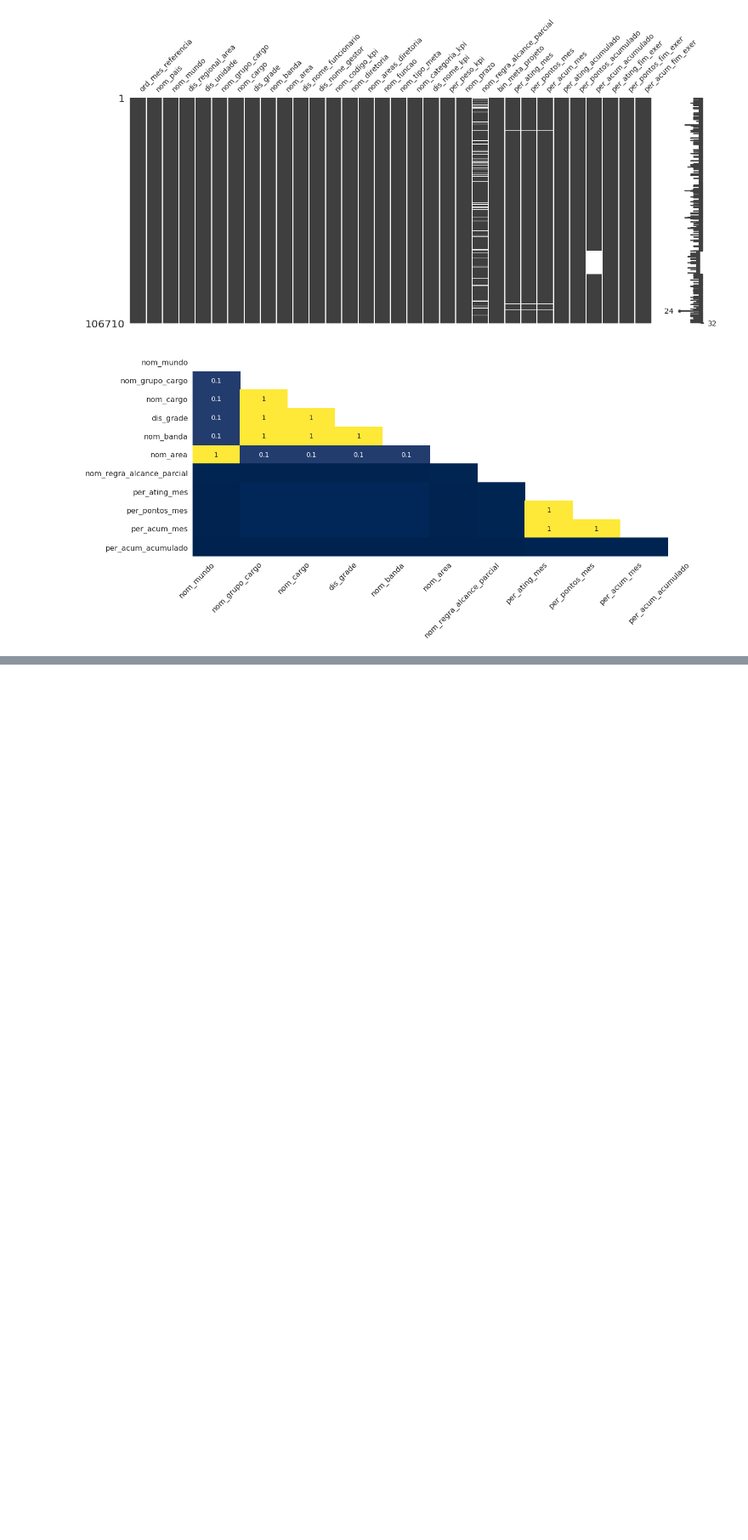
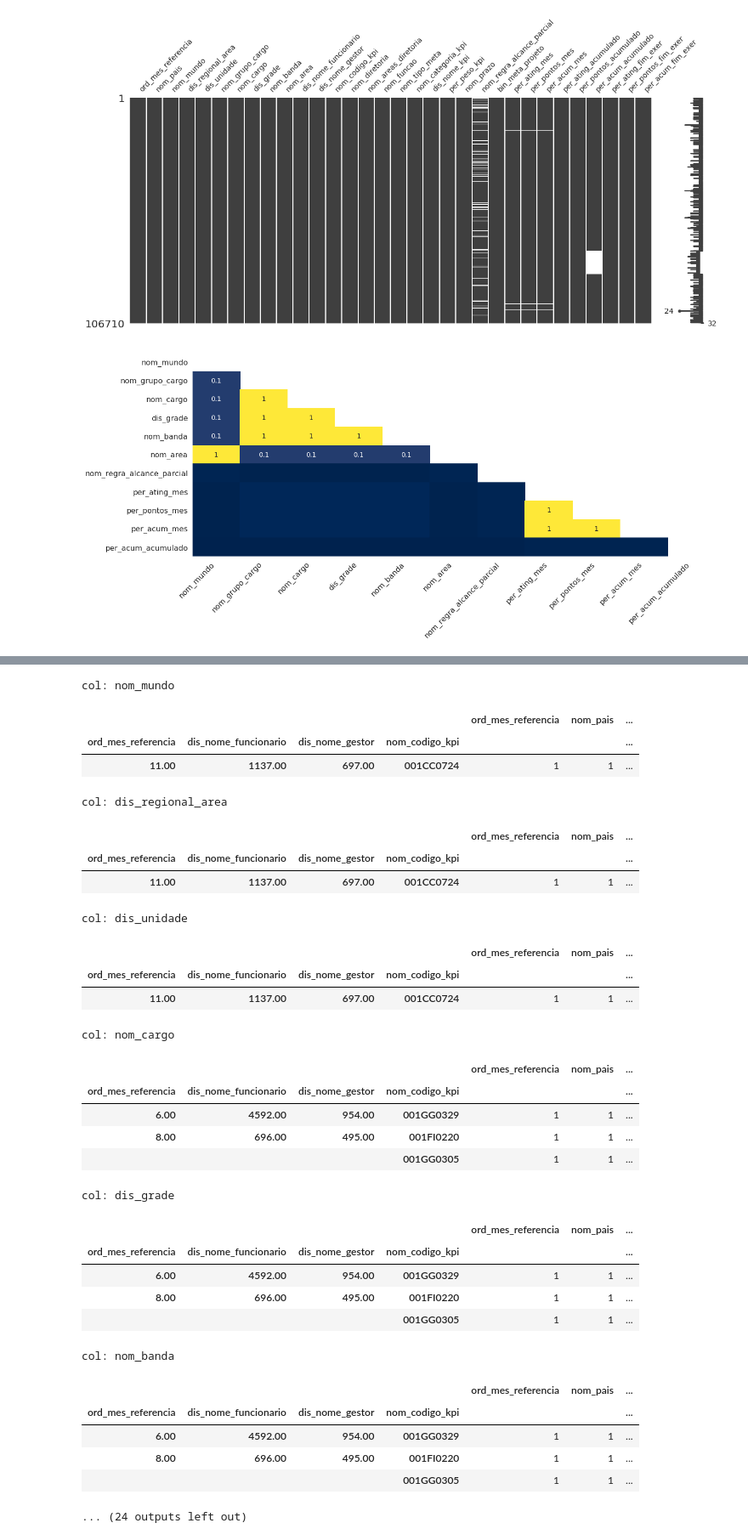
Before and after one commit to adrianogfreitas/ambev-data-challenge, a Jupyter notebook: notebooks/hold.ipynb, the cells around one changed output, grey strips where cells are left out. Shown at 85% size. Drawn from its saved outputs; the diff is of its cells as text; code cells hidden in the pictures; blank space fills up the shorter version.

```diff
--- a/notebooks/hold.ipynb
+++ b/notebooks/hold.ipynb
@@ -94,0 +106,48 @@ check_nulls(df)
+# %%
+df_group = df.groupby(by=['ord_mes_referencia','dis_nome_funcionario','dis_nome_gestor','nom_codigo_kpi']).nunique()
+
+# df_dup = df_group[~df_group.isin([1])]
+# df_dup.head()
+# %%
+for col in df.columns:
+    df2 = df_group[df_group[col] > 1]
+    if len(df2) > 0:
+        print('col: {}'.format(col))
+        df2.head()
+#         for idx, _ in df2.iterrows():
+#             df[(df['ord_mes_referencia'] == idx[0]) &
+#                (df['dis_nome_funcionario'] == idx[1]) &
+#                (df['dis_nome_gestor'] == idx[2]) &
+#                (df['dis_nome_kpi'] == idx[3])]
+# %% [output]
+col: nom_mundo
+|  |  |  |  | ord_mes_referencia | nom_pais | ... |
+| ord_mes_referencia | dis_nome_funcionario | dis_nome_gestor | nom_codigo_kpi |  |  | ... |
+| 11.00 | 1137.00 | 697.00 | 001CC0724 | 1 | 1 | ... |
+col: dis_regional_area
+|  |  |  |  | ord_mes_referencia | nom_pais | ... |
+| ord_mes_referencia | dis_nome_funcionario | dis_nome_gestor | nom_codigo_kpi |  |  | ... |
+| 11.00 | 1137.00 | 697.00 | 001CC0724 | 1 | 1 | ... |
+col: dis_unidade
+|  |  |  |  | ord_mes_referencia | nom_pais | ... |
+| ord_mes_referencia | dis_nome_funcionario | dis_nome_gestor | nom_codigo_kpi |  |  | ... |
+| 11.00 | 1137.00 | 697.00 | 001CC0724 | 1 | 1 | ... |
+col: nom_cargo
+|  |  |  |  | ord_mes_referencia | nom_pais | ... |
+| ord_mes_referencia | dis_nome_funcionario | dis_nome_gestor | nom_codigo_kpi |  |  | ... |
+| 6.00 | 4592.00 | 954.00 | 001GG0329 | 1 | 1 | ... |
+| 8.00 | 696.00 | 495.00 | 001FI0220 | 1 | 1 | ... |
+|  |  |  | 001GG0305 | 1 | 1 | ... |
+col: dis_grade
+|  |  |  |  | ord_mes_referencia | nom_pais | ... |
+| ord_mes_referencia | dis_nome_funcionario | dis_nome_gestor | nom_codigo_kpi |  |  | ... |
+| 6.00 | 4592.00 | 954.00 | 001GG0329 | 1 | 1 | ... |
+| 8.00 | 696.00 | 495.00 | 001FI0220 | 1 | 1 | ... |
+|  |  |  | 001GG0305 | 1 | 1 | ... |
+col: nom_banda
+|  |  |  |  | ord_mes_referencia | nom_pais | ... |
+| ord_mes_referencia | dis_nome_funcionario | dis_nome_gestor | nom_codigo_kpi |  |  | ... |
+| 6.00 | 4592.00 | 954.00 | 001GG0329 | 1 | 1 | ... |
+| 8.00 | 696.00 | 495.00 | 001FI0220 | 1 | 1 | ... |
+|  |  |  | 001GG0305 | 1 | 1 | ... |
+... (24 outputs left out)
```
Also changed, not shown: parts of 17 cells of this notebook, 6 other files.
